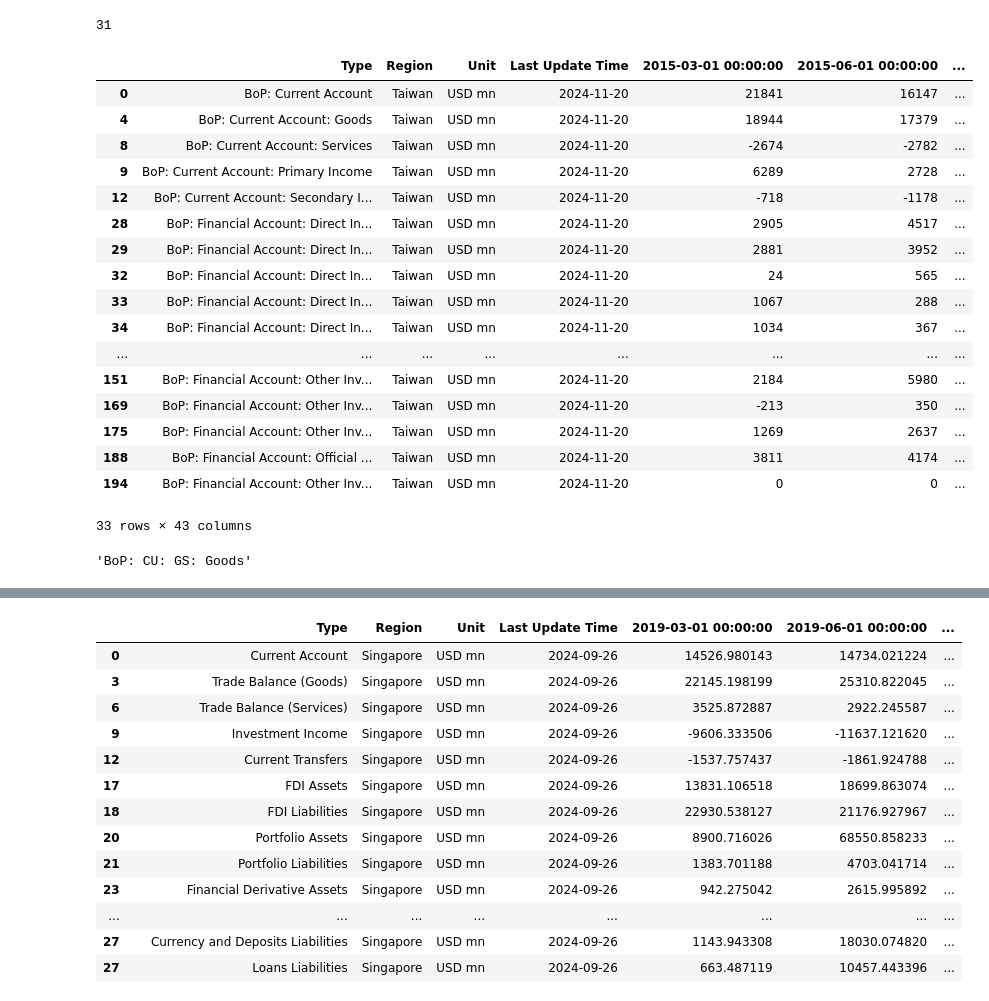
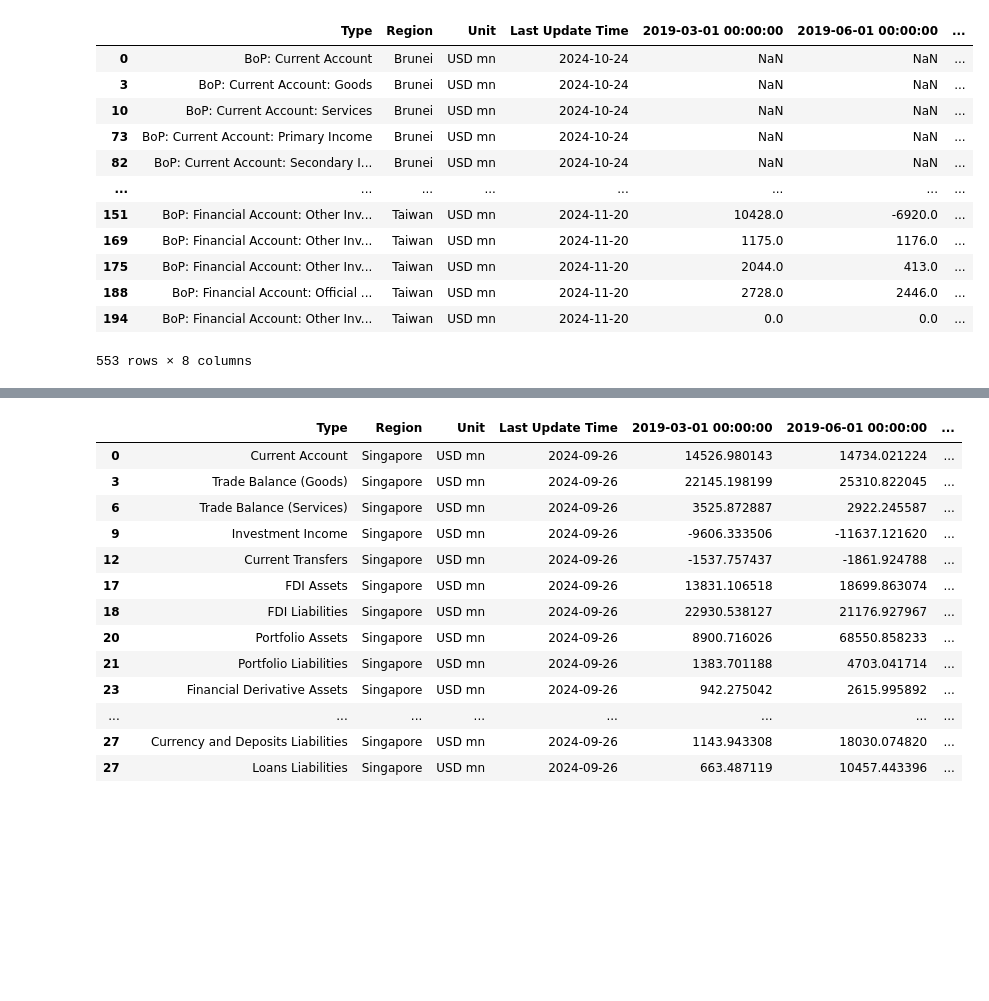
Before and after one commit to aizudeen11/cfm-nlp, a Jupyter notebook: main.ipynb, the cells around one changed output, grey strips where cells are left out. Cells and saved outputs as stored; diff of their text form; code cells hidden in the pictures; blank space fills up the shorter version.

```diff
--- a/main.ipynb
+++ b/main.ipynb
@@ -119,44 +150,19 @@ VN IMF BOP Quarterly.xlsx
 # %%
-len(df_all_annual_2.columns)
+df_all_annual_2[df_all_annual_2.columns[:8]]
 # %% [output]
+|  | Type | Region | Unit | Last Update Time | 2019-03-01 00:00:00 | 2019-06-01 00:00:00 | ... |
+| 0 | BoP: Current Account | Brunei | USD mn | 2024-10-24 | NaN | NaN | ... |
+| 3 | BoP: Current Account: Goods | Brunei | USD mn | 2024-10-24 | NaN | NaN | ... |
+| 10 | BoP: Current Account: Services | Brunei | USD mn | 2024-10-24 | NaN | NaN | ... |
+| 73 | BoP: Current Account: Primary Income | Brunei | USD mn | 2024-10-24 | NaN | NaN | ... |
+| 82 | BoP: Current Account: Secondary I... | Brunei | USD mn | 2024-10-24 | NaN | NaN | ... |
+| ... | ... | ... | ... | ... | ... | ... | ... |
+| 151 | BoP: Financial Account: Other Inv... | Taiwan | USD mn | 2024-11-20 | 10428.0 | -6920.0 | ... |
+| 169 | BoP: Financial Account: Other Inv... | Taiwan | USD mn | 2024-11-20 | 1175.0 | 1176.0 | ... |
+| 175 | BoP: Financial Account: Other Inv... | Taiwan | USD mn | 2024-11-20 | 2044.0 | 413.0 | ... |
+| 188 | BoP: Financial Account: Official ... | Taiwan | USD mn | 2024-11-20 | 2728.0 | 2446.0 | ... |
+| 194 | BoP: Financial Account: Other Inv... | Taiwan | USD mn | 2024-11-20 | 0.0 | 0.0 | ... |
-31
+553 rows × 8 columns
-# %%
-df_init_tw = pd.read_excel(r"C:\Users\Admin\OneDrive - The SOUTH-EAST ASIAN CENTRAL BANKS (SEACEN) RESEARCH AND TRAINING\Desktop\Automation.xlsx", sheet_name='Taiwan BoP')
-df_tw = pd.read_excel(r"C:\Users\Admin\OneDrive - The SOUTH-EAST ASIAN CENTRAL BANKS (SEACEN) RESEARCH AND TRAINING\Roger and Aizudeen\Country BoP and IIP Data\Chinese Taipei (Taiwan) (TW)\TW CB BOP Quarterly.xlsx")
-df_tw.rename(columns={df_tw.columns[0]: 'Type'}, inplace=True)
-df_tw = df_tw[df_tw['Type'].isin(df_init_tw['desc'])]
-
-for x, y in enumerate(df_tw['Type'].to_list()):
-    df_tw.iat[x,0] = list(df_init_tw[(df_init_tw['desc'] == y)]['desc2'])[0]
-    # print([y,list(df_init_tw[(df_init_tw['desc'] == y)]['desc2'])[0]])
-
-len(df_tw.columns)
-
-df_tw
-# %% [output]
-|  | Type | Region | Unit | Last Update Time | 2015-03-01 00:00:00 | 2015-06-01 00:00:00 | ... |
-| 0 | BoP: Current Account | Taiwan | USD mn | 2024-11-20 | 21841 | 16147 | ... |
-| 4 | BoP: Current Account: Goods | Taiwan | USD mn | 2024-11-20 | 18944 | 17379 | ... |
-| 8 | BoP: Current Account: Services | Taiwan | USD mn | 2024-11-20 | -2674 | -2782 | ... |
-| 9 | BoP: Current Account: Primary Income | Taiwan | USD mn | 2024-11-20 | 6289 | 2728 | ... |
-| 12 | BoP: Current Account: Secondary I... | Taiwan | USD mn | 2024-11-20 | -718 | -1178 | ... |
-| 28 | BoP: Financial Account: Direct In... | Taiwan | USD mn | 2024-11-20 | 2905 | 4517 | ... |
-| 29 | BoP: Financial Account: Direct In... | Taiwan | USD mn | 2024-11-20 | 2881 | 3952 | ... |
-| 32 | BoP: Financial Account: Direct In... | Taiwan | USD mn | 2024-11-20 | 24 | 565 | ... |
-| 33 | BoP: Financial Account: Direct In... | Taiwan | USD mn | 2024-11-20 | 1067 | 288 | ... |
-| 34 | BoP: Financial Account: Direct In... | Taiwan | USD mn | 2024-11-20 | 1034 | 367 | ... |
-| ... | ... | ... | ... | ... | ... | ... | ... |
-| 151 | BoP: Financial Account: Other Inv... | Taiwan | USD mn | 2024-11-20 | 2184 | 5980 | ... |
-| 169 | BoP: Financial Account: Other Inv... | Taiwan | USD mn | 2024-11-20 | -213 | 350 | ... |
-| 175 | BoP: Financial Account: Other Inv... | Taiwan | USD mn | 2024-11-20 | 1269 | 2637 | ... |
-| 188 | BoP: Financial Account: Official ... | Taiwan | USD mn | 2024-11-20 | 3811 | 4174 | ... |
-| 194 | BoP: Financial Account: Other Inv... | Taiwan | USD mn | 2024-11-20 | 0 | 0 | ... |
-33 rows × 43 columns
-# %%
-# df_tw['Type'].to_list()
-df_tw.iat[1,0]
-# %% [output]
-'BoP: CU: GS: Goods'
 # %%
 #checking
 
```
Also changed, not shown: parts of 13 cells of this notebook, 7 other files.
